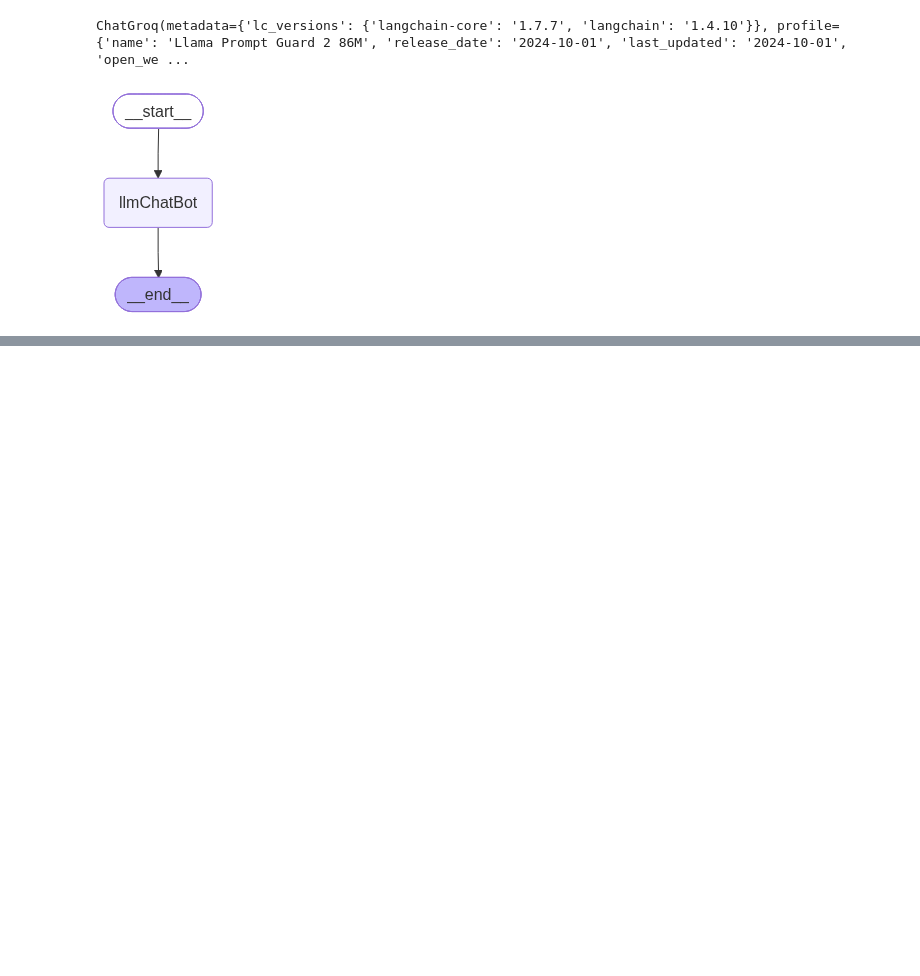
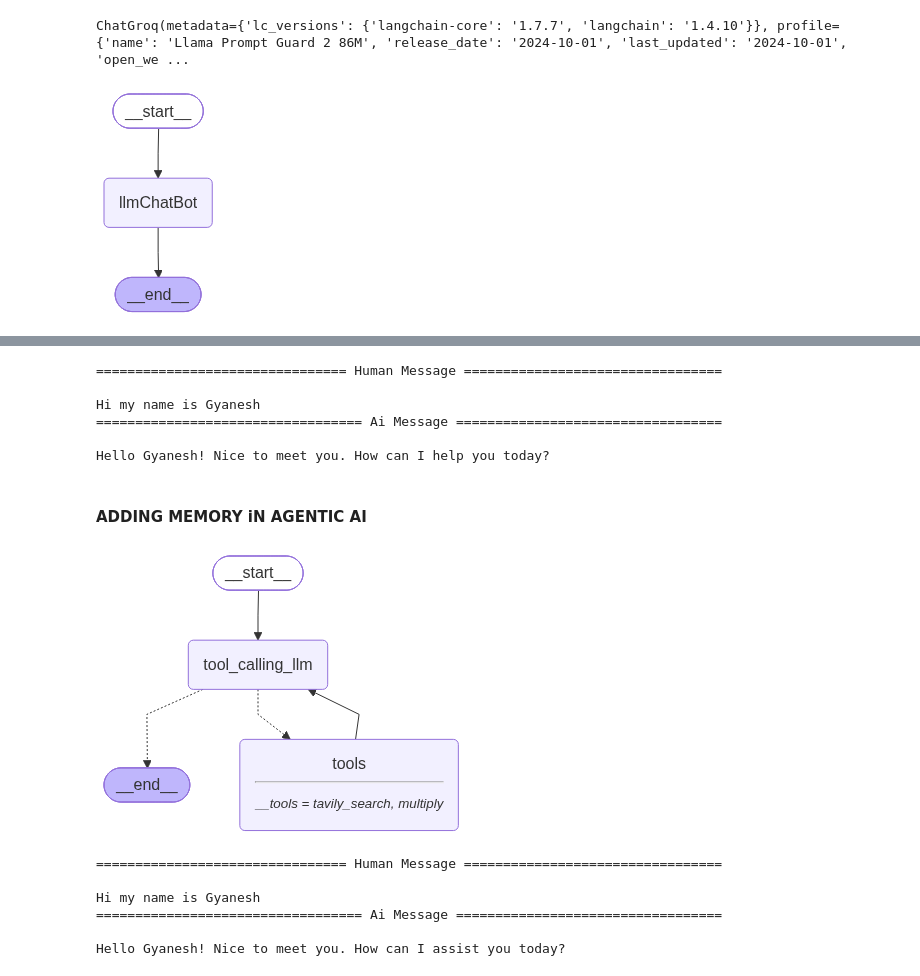
Before and after one commit to gyaneshrn/Agentic-AI, a Jupyter notebook: LangGraphUpdated/1-BasicChatBot/1-basicchatbot.ipynb, the cells around one changed output, grey strips where cells are left out. Drawn from its saved outputs; the diff is of its cells as text; code cells hidden in the pictures; blank space fills up the shorter version.

```diff
--- a/LangGraphUpdated/1-BasicChatBot/1-basicchatbot.ipynb
+++ b/LangGraphUpdated/1-BasicChatBot/1-basicchatbot.ipynb
@@ -64,0 +247,13 @@ graph.invoke({"messages": "Hi"})
+# %%
+result = graph.invoke({"messages":"Hi my name is Gyanesh"})
+result
+
+for m in result["messages"]:
+    m.pretty_print()
+# %% [output]
+================================ Human Message =================================
+
+Hi my name is Gyanesh
+================================== Ai Message ==================================
+
+Hello Gyanesh! Nice to meet you. How can I help you today?
@@ -64,0 +266,33 @@ graph.invoke({"messages": "Hi"})
+# %% [markdown]
+#### ADDING MEMORY iN AGENTIC AI
+# %%
+from langgraph.graph import StateGraph, START, END
+from langgraph.prebuilt import ToolNode, tools_condition
+from IPython.display import Image, display
+from langgraph.checkpoint.memory import MemorySaver
+
+memory = MemorySaver()
+
+# Node Defination
+def tool_calling_llm(state:State):
+    return {"messages": llm_with_tool.invoke(state["messages"])}
+
+# Graph
+builder = StateGraph(State)
+builder_graph = builder.add_node("tool_calling_llm",tool_calling_llm);
+builder.add_node("tools", ToolNode(tools))
+
+
+# Edges
+builder.add_edge(START,"tool_calling_llm")
+builder.add_conditional_edges(
+    "tool_calling_llm",
+    tools_condition
+)
+
+builder.add_edge("tools", "tool_calling_llm")
+
+graph = builder.compile(checkpointer=memory)
+display(Image(graph.get_graph().draw_mermaid_png()))
+# %% [output]
+[figure, added]
@@ -64,0 +301,14 @@ graph.invoke({"messages": "Hi"})
+# %%
+
+response = graph.invoke({"messages":"Hi my name is Gyanesh"},config)
+
+
+for m in response["messages"]:
+    m.pretty_print()
+# %% [output]
+================================ Human Message =================================
+
+Hi my name is Gyanesh
+================================== Ai Message ==================================
+
+Hello Gyanesh! Nice to meet you. How can I assist you today?
```
Also changed, not shown: parts of 33 cells of this notebook, 3 other files.
